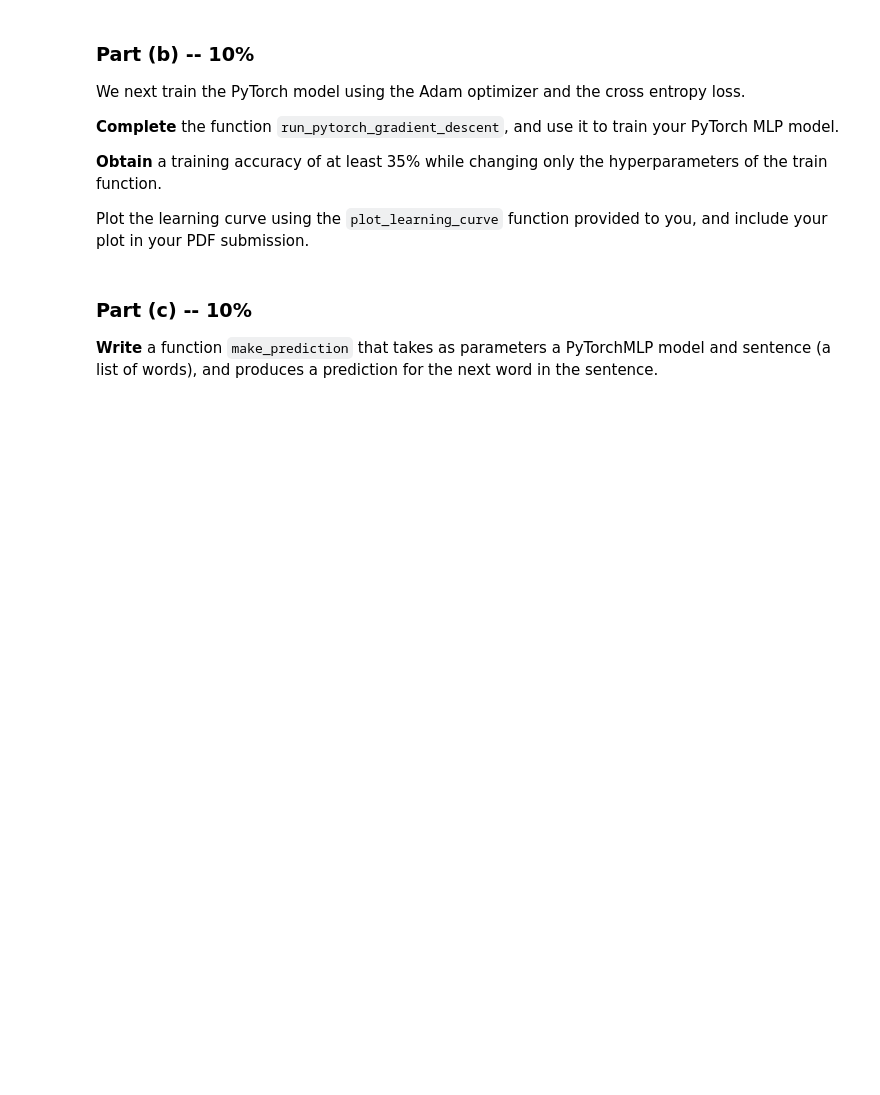
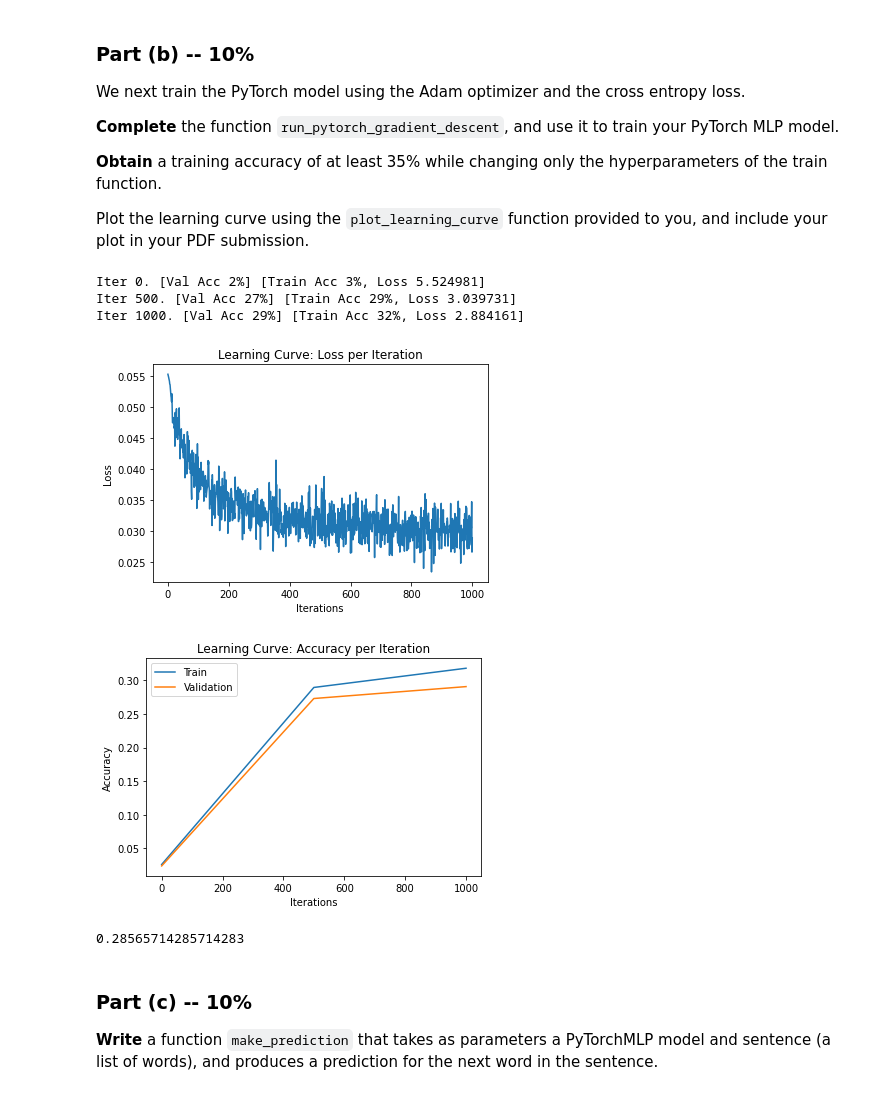
Before and after one commit to aradgast/DeepLearningCourse, a Jupyter notebook: Assignment2_Yhonatan.ipynb, the cells around one changed output. Drawn from its saved outputs; the diff is of its cells as text; code cells hidden in the pictures; blank space fills up the shorter version.

```diff
--- a/Assignment2_Yhonatan.ipynb
+++ b/Assignment2_Yhonatan.ipynb
@@ -389,7 +389,7 @@ def run_pytorch_gradient_descent(model,
     which we can use to plot the learning curve.
     """
     criterion = nn.CrossEntropyLoss()
-    optimizer = optim.Adam(model.parameters(),
+    optimizer = optim.Adam(model.parameters(),                 # OPTIMIZER!
                            lr=learning_rate,
                            weight_decay=weight_decay)
 
@@ -398,23 +398,24 @@ def run_pytorch_gradient_descent(model,
 
     n = 0 # the number of iterations
     while True:
-        for i in range(0, train_data.shape[0], batch_size):
-            if (i + batch_size) > train_data.shape[0]:
+        for i in range(0, train_data.shape[0], batch_size): # for each bach
+            if (i + batch_size) > train_data.shape[0]:      # until the last batch
                 break
 
             # get the input and targets of a minibatch
-            xt, st = get_batch(train_data, i, i + batch_size, onehot=False)
+            xt, st = get_batch(train_data, i, i + batch_size, onehot=False)  # get the batch
 
             # convert from numpy arrays to PyTorch tensors
             xt = torch.Tensor(xt)
             st = torch.Tensor(st).long()
 
-            # zs = ...                 # compute prediction logit
-            zs = model(xt)
-            # loss =                   # compute the total loss
-            loss = F.
-            # ...                      # compute updates for each parameter
-            # ...                      # make the updates for each parameter
+            zs = model(xt)                         # compute prediction logit
+            loss = criterion(zs,st)        # compute the total loss
+            loss.backward()                       # compute updates for each parameter
+            optimizer.step()                       # make the updates for each parameter
+            model.zero_grad()
+
+            # ...
             # ...                      # a clean up step for PyTorch
 
             # save the current training information
@@ -467,3 +462,27 @@ pytorch_mlp = PyTorchMLP()
+# %%
+pytorch_mlp = PyTorchMLP()
+
+iters, losses, iters_sub, train_accs, val_accs = run_pytorch_gradient_descent(pytorch_mlp,
+                                 train_data=train4grams,
+                                 validation_data=valid4grams,
+                                 batch_size = 100,
+                                 learning_rate=0.003,
+                                 weight_decay=0,
+                                 max_iters=1000,
+                                 checkpoint_path=None)
+
+
+plot_learning_curve(iters, losses, iters_sub, train_accs, val_accs)
+# %% [output]
+Iter 0. [Val Acc 2%] [Train Acc 3%, Loss 5.524981]
+Iter 500. [Val Acc 27%] [Train Acc 29%, Loss 3.039731]
+Iter 1000. [Val Acc 29%] [Train Acc 32%, Loss 2.884161]
+[figure, added]
+[figure, added]
+# %%
+train_accs[2]
+# %% [output]
+0.28565714285714283
 # %% [markdown]
 ### Part (c) -- 10%
 **Write** a function `make_prediction` that takes as parameters
```
Also changed, not shown: parts of 8 cells of this notebook.
